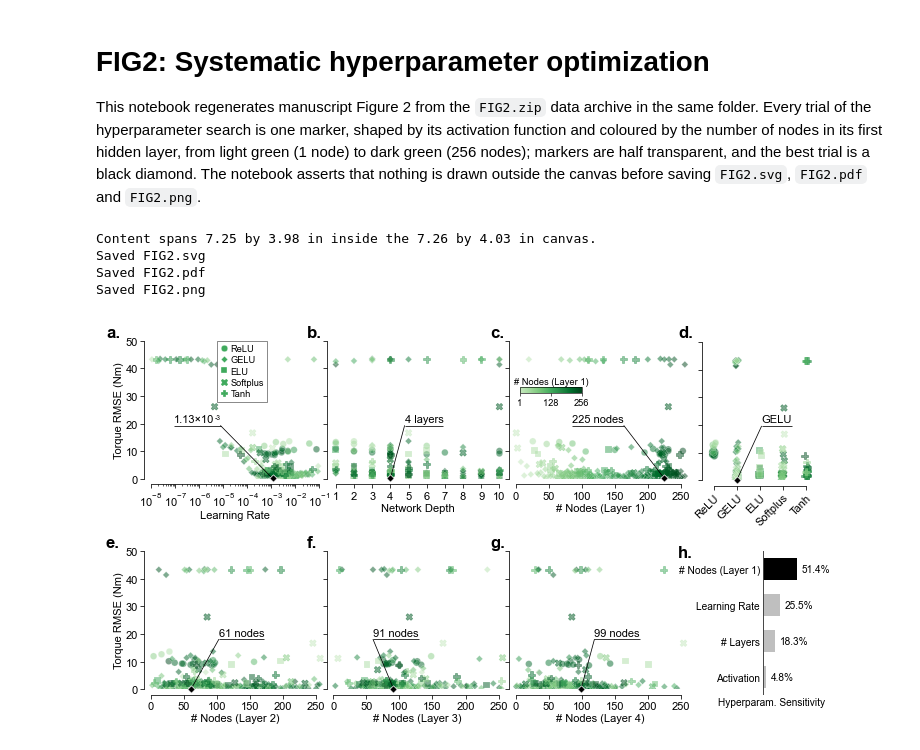
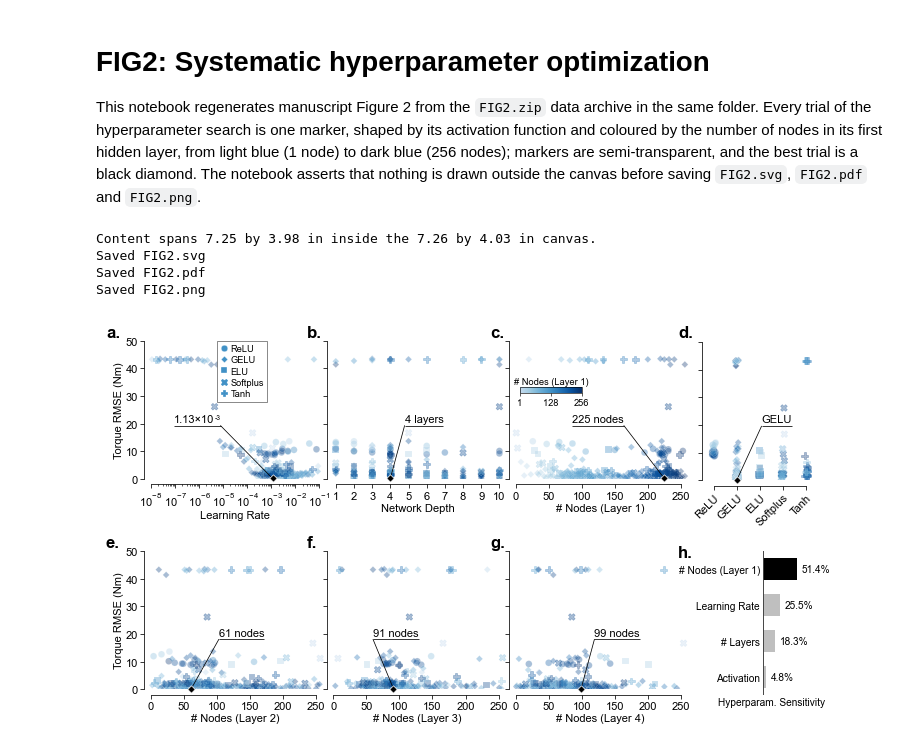
Before and after one commit to SerhiiBahdas/ms-annet, a Jupyter notebook: SUBMISSION/FIGURES/DATA AND SCRIPTS/FIG2.ipynb, the cells around one changed output. Drawn from its saved outputs; the diff is of its cells as text; code cells hidden in the pictures.

```diff
--- a/SUBMISSION/FIGURES/DATA AND SCRIPTS/FIG2.ipynb
+++ b/SUBMISSION/FIGURES/DATA AND SCRIPTS/FIG2.ipynb
@@ -1,7 +1,7 @@
 # %% [markdown]
 # FIG2: Systematic hyperparameter optimization
 
-This notebook regenerates manuscript Figure 2 from the `FIG2.zip` data archive in the same folder. Every trial of the hyperparameter search is one marker, shaped by its activation function and coloured by the number of nodes in its first hidden layer, from light green (1 node) to dark green (256 nodes); markers are half transparent, and the best trial is a black diamond. The notebook asserts that nothing is drawn outside the canvas before saving `FIG2.svg`, `FIG2.pdf` and `FIG2.png`.
+This notebook regenerates manuscript Figure 2 from the `FIG2.zip` data archive in the same folder. Every trial of the hyperparameter search is one marker, shaped by its activation function and coloured by the number of nodes in its first hidden layer, from light blue (1 node) to dark blue (256 nodes); markers are semi-transparent, and the best trial is a black diamond. The notebook asserts that nothing is drawn outside the canvas before saving `FIG2.svg`, `FIG2.pdf` and `FIG2.png`.
 # %%
 from pathlib import Path
 import json
@@ -86,15 +86,15 @@ def marker_area(marker):
 
 
 # Colour of each trial marker: the number of nodes in hidden layer 1, from light
-# green (1 node) to dark green (256 nodes). The Greens scale is used without its
+# blue (1 node) to dark blue (256 nodes). The Blues scale is used without its
 # near-white start so that a 1-node trial still shows on the page. Markers are
-# drawn half transparent, so overlapping trials appear darker. The best trial is
-# a black diamond with a white outline, and the black bar of panel h marks the
-# same hyperparameter.
-NODE_CMAP = LinearSegmentedColormap.from_list("nodes_greens", mpl.colormaps["Greens"](np.linspace(0.25, 1.0, 256)))
+# drawn at 35 percent opacity, so overlapping trials appear darker. The best
+# trial is a black diamond with a white outline, and the black bar of panel h
+# marks the same hyperparameter.
+NODE_CMAP = LinearSegmentedColormap.from_list("nodes_blues", mpl.colormaps["Blues"](np.linspace(0.25, 1.0, 256)))
 NODE_MIN, NODE_MAX = 1, 256
 NODE_NORM = Normalize(vmin=NODE_MIN, vmax=NODE_MAX)
-MARKER_ALPHA = 0.5
+MARKER_ALPHA = 0.35
 BEST_FACE, BEST_EDGE = "black", "white"
 CALLOUT = "black"
 BAR_TOP = "#000000"
@@ -344,31 +344,31 @@ leg = ax_a.legend(handles=shape_handles(), loc="upper left", bbox_to_anchor=(0.4
                   handlelength=0.7, handletextpad=0.4, borderpad=0.35, labelspacing=0.25, borderaxespad=0.0)
 leg.get_frame().set_linewidth(0.5)
 add_node_colorbar(ax_c, (0.06, 0.62, 0.34, 0.045))
 
 # ---- panel letters -----------------------------------------------------------------------------
 for label in "abcdefgh":
     fig.text(LETTER_X[label] / FIG_W, 1 - (TOP_PAD + LETTER_BASELINE[label]) / FIG_H, f"{label}.",
              ha="left", va="baseline", fontsize=FS_LETTER, fontweight="bold")
 
 finalize_callouts(fig)
 
 # ---- range check: nothing drawn may fall outside the canvas ---------------------------------------
 _extent = fig.get_tightbbox(fig.canvas.get_renderer())
 assert _extent.x0 >= -0.005 and _extent.y0 >= -0.005 and _extent.x1 <= FIG_W + 0.005 and _extent.y1 <= FIG_H + 0.005, \
     f"content spans x {_extent.x0:.3f} to {_extent.x1:.3f} in and y {_extent.y0:.3f} to {_extent.y1:.3f} in, outside the canvas"
 print(f"Content spans {_extent.width:.2f} by {_extent.height:.2f} in inside the {FIG_W} by {FIG_H} in canvas.")
 
 for ext in ("svg", "pdf", "png"):
     output_path = Path(f"FIG2.{ext}")
     fig.savefig(output_path, dpi=600 if ext == "png" else None, facecolor="white")
     if ext == "png":   # store the bitmap as plain RGB without an alpha channel
         Image.open(output_path).convert("RGB").save(output_path, dpi=(600, 600))
     print(f"Saved {output_path}")
 
 plt.show()
 # %% [output]
 Content spans 7.25 by 3.98 in inside the 7.26 by 4.03 in canvas.
 Saved FIG2.svg
 Saved FIG2.pdf
 Saved FIG2.png
-[figure, old version]
+[figure, new version]
```
Also changed, not shown: 11 other files.
